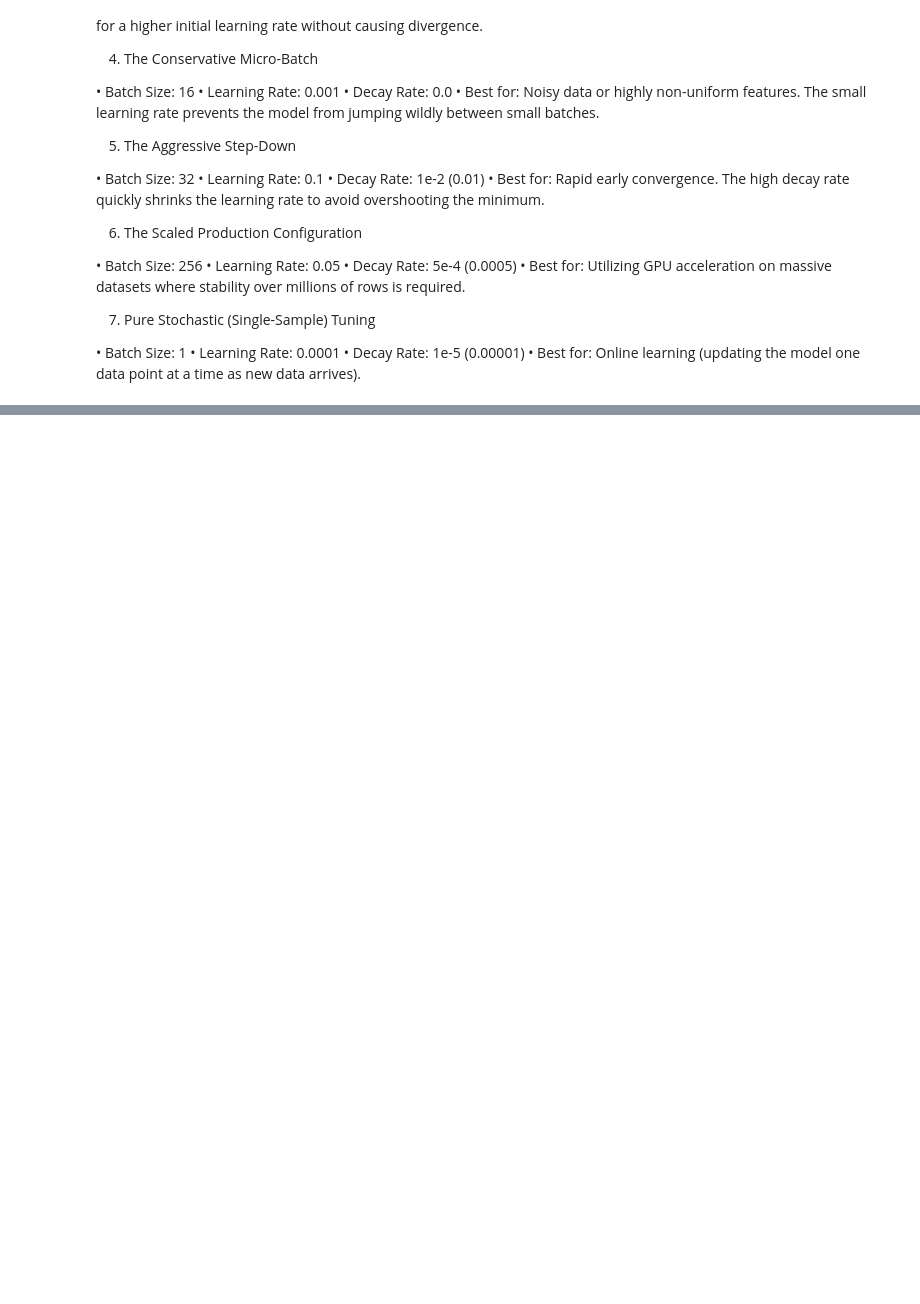
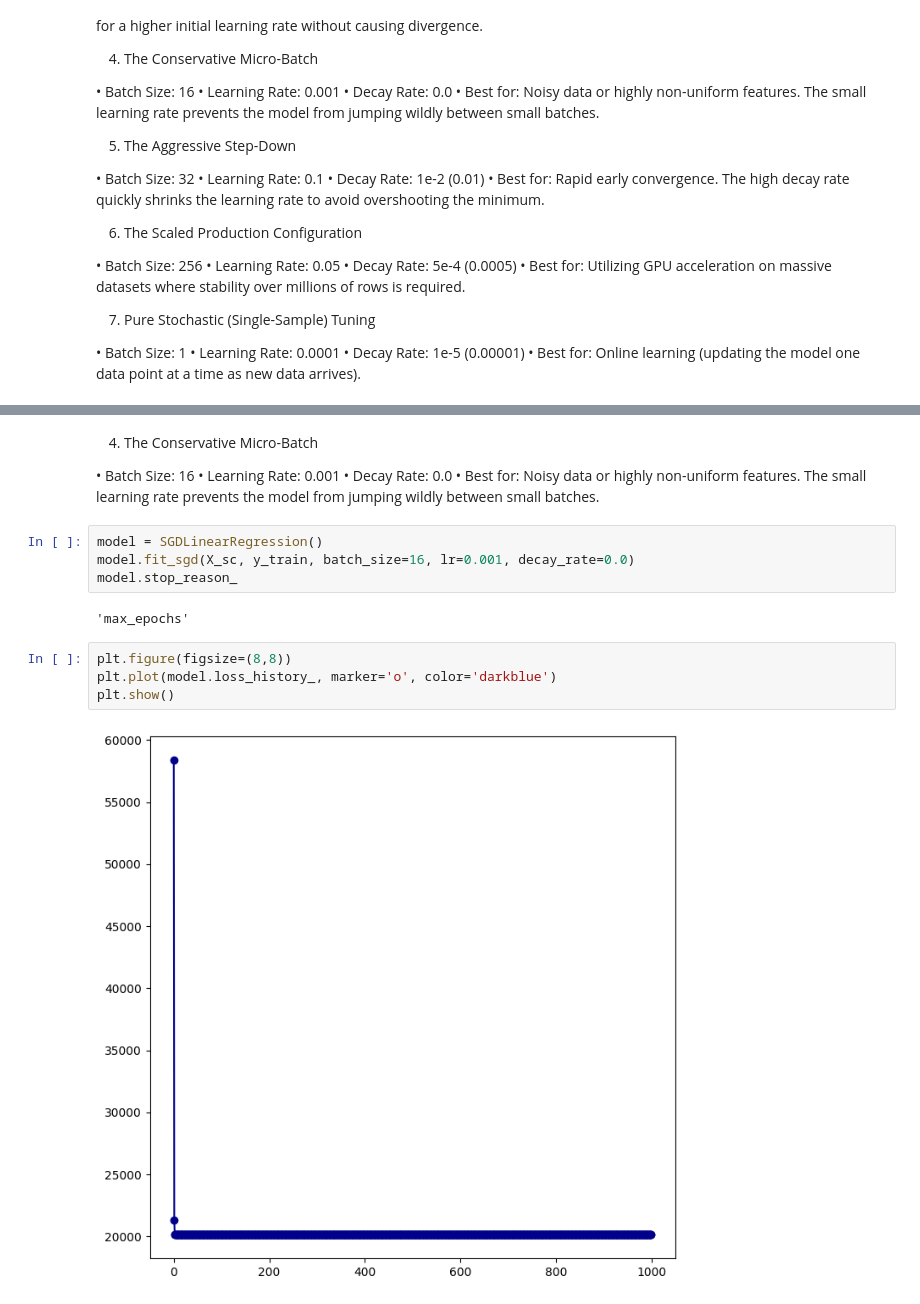
Before and after one commit to sxrthk17/ml-journey, a Jupyter notebook: linear-regression/notebooks/05_SGD.ipynb, the cells around one changed output, grey strips where cells are left out. Saved outputs shown, nothing was run; the diff lists cells and outputs as text; blank space fills up the shorter version.

```diff
--- a/linear-regression/notebooks/05_SGD.ipynb
+++ b/linear-regression/notebooks/05_SGD.ipynb
@@ -909,0 +968,19 @@ Here are 7 popular combinations of batch size, learning rate (α), and decay rat
+# %% [markdown]
+4. The Conservative Micro-Batch
+
+• Batch Size: 16
+• Learning Rate: 0.001
+• Decay Rate: 0.0
+• Best for: Noisy data or highly non-uniform features. The small learning rate prevents the model from jumping wildly between small batches.
+# %%
+model = SGDLinearRegression()
+model.fit_sgd(X_sc, y_train, batch_size=16, lr=0.001, decay_rate=0.0)
+model.stop_reason_
+# %% [output]
+'max_epochs'
+# %%
+plt.figure(figsize=(8,8))
+plt.plot(model.loss_history_, marker='o', color='darkblue')
+plt.show()
+# %% [output]
+[figure, added]
```
Also changed, not shown: parts of 23 cells of this notebook.
